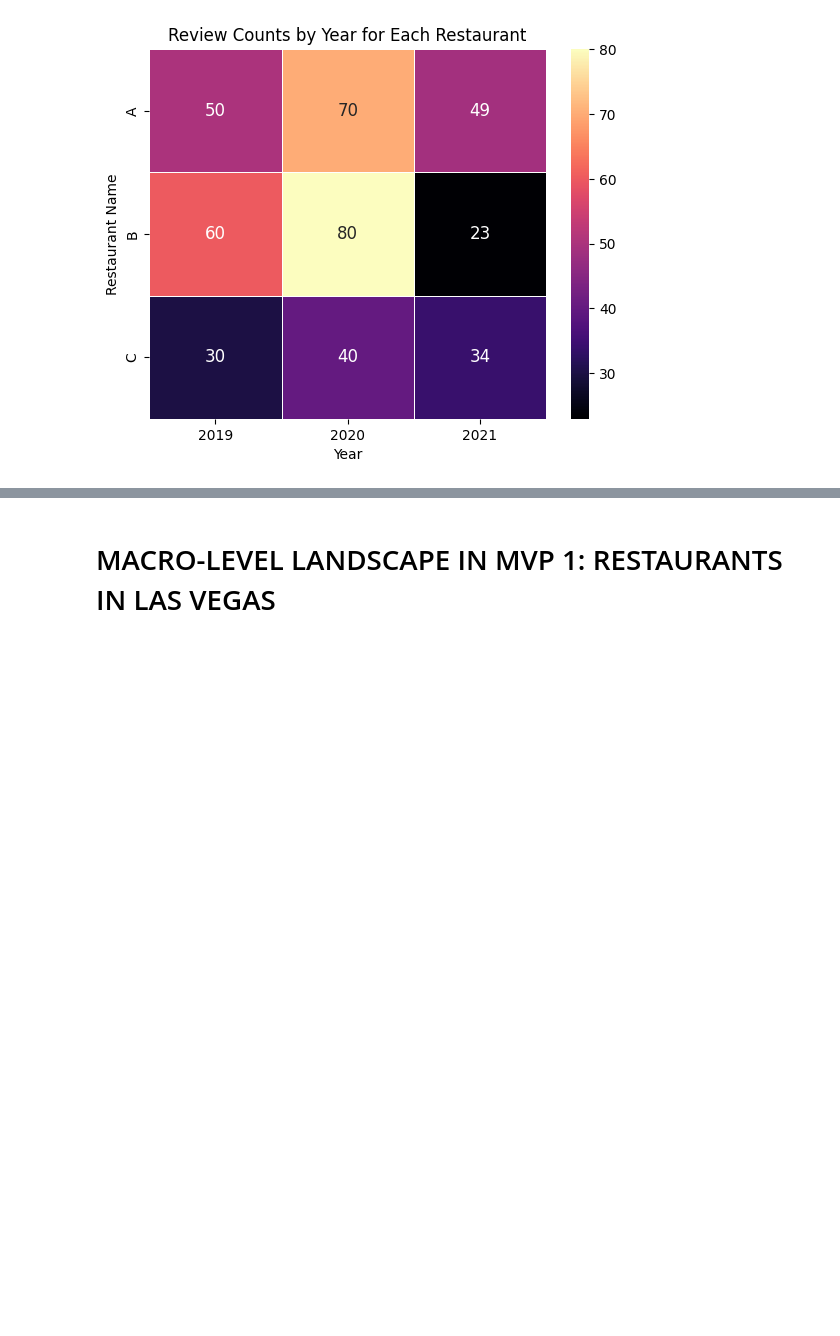
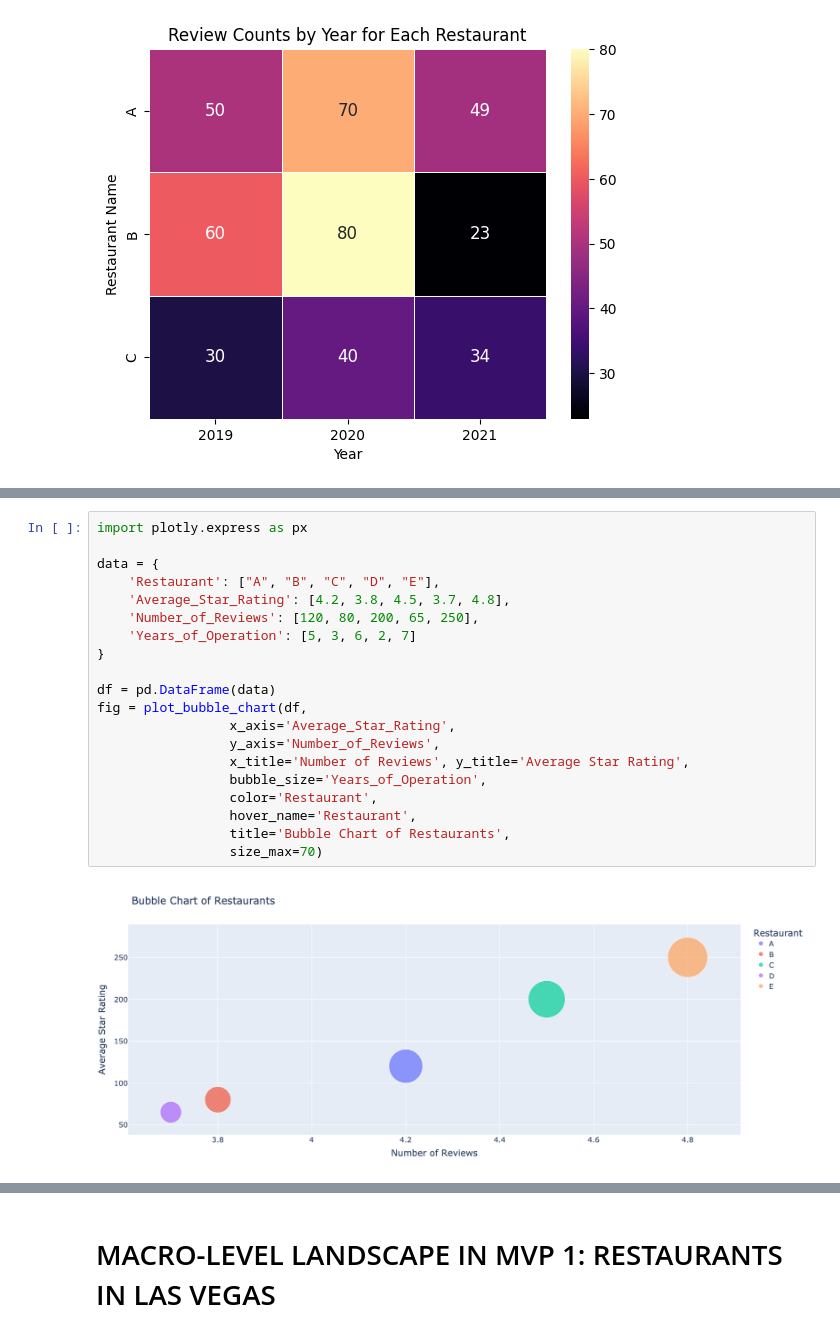
Before and after one commit to analytics-portfolio/Business-IQ-Analytics, a Jupyter notebook: yelp_DA.ipynb, the cells around one changed output, grey strips where cells are left out. Saved outputs shown, nothing was run; the diff lists cells and outputs as text; blank space fills up the shorter version.

```diff
--- a/yelp_DA.ipynb
+++ b/yelp_DA.ipynb
@@ -292,0 +465,22 @@ restaurant_phone = data['result']['formatted_phone_number']
+# %%
+import plotly.express as px
+
+data = {
+    'Restaurant': ["A", "B", "C", "D", "E"],
+    'Average_Star_Rating': [4.2, 3.8, 4.5, 3.7, 4.8],
+    'Number_of_Reviews': [120, 80, 200, 65, 250],
+    'Years_of_Operation': [5, 3, 6, 2, 7]
+}
+
+df = pd.DataFrame(data)
+fig = plot_bubble_chart(df,
+                 x_axis='Average_Star_Rating',
+                 y_axis='Number_of_Reviews',
+                 x_title='Number of Reviews', y_title='Average Star Rating',
+                 bubble_size='Years_of_Operation',
+                 color='Restaurant',
+                 hover_name='Restaurant',
+                 title='Bubble Chart of Restaurants',
+                 size_max=70)
+# %% [output]
+[figure, added]
```
Also changed, not shown: parts of 36 cells of this notebook, 1 other file.
